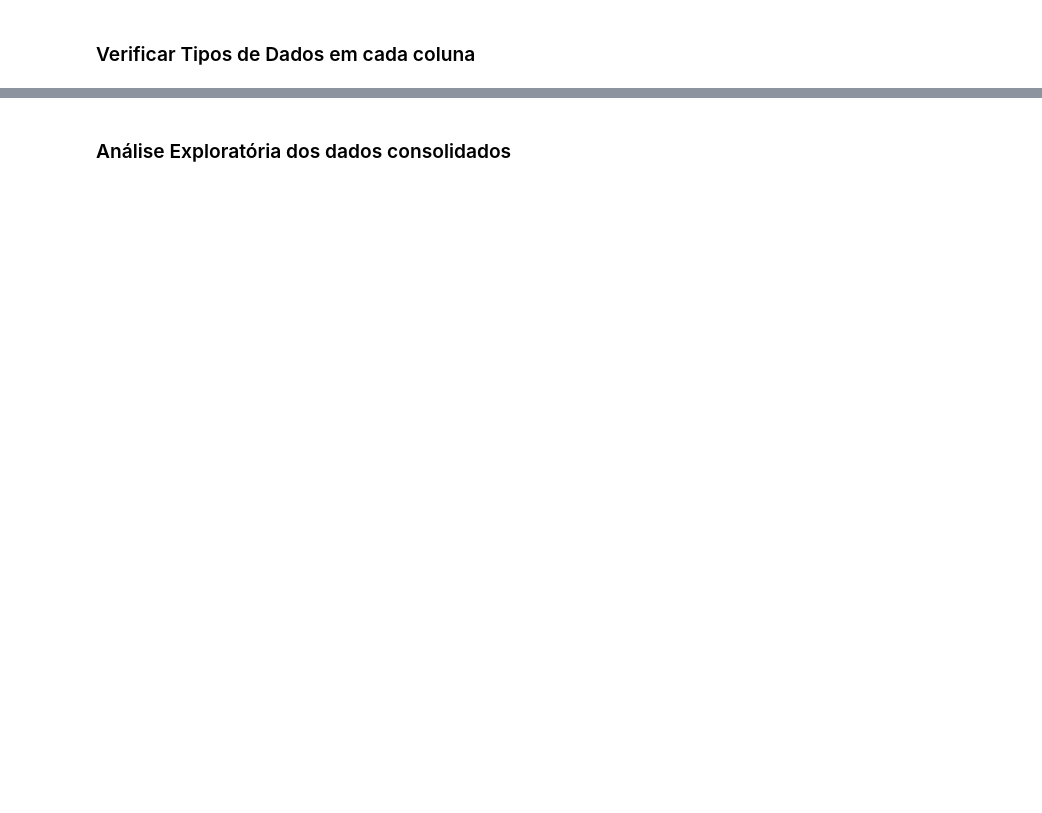
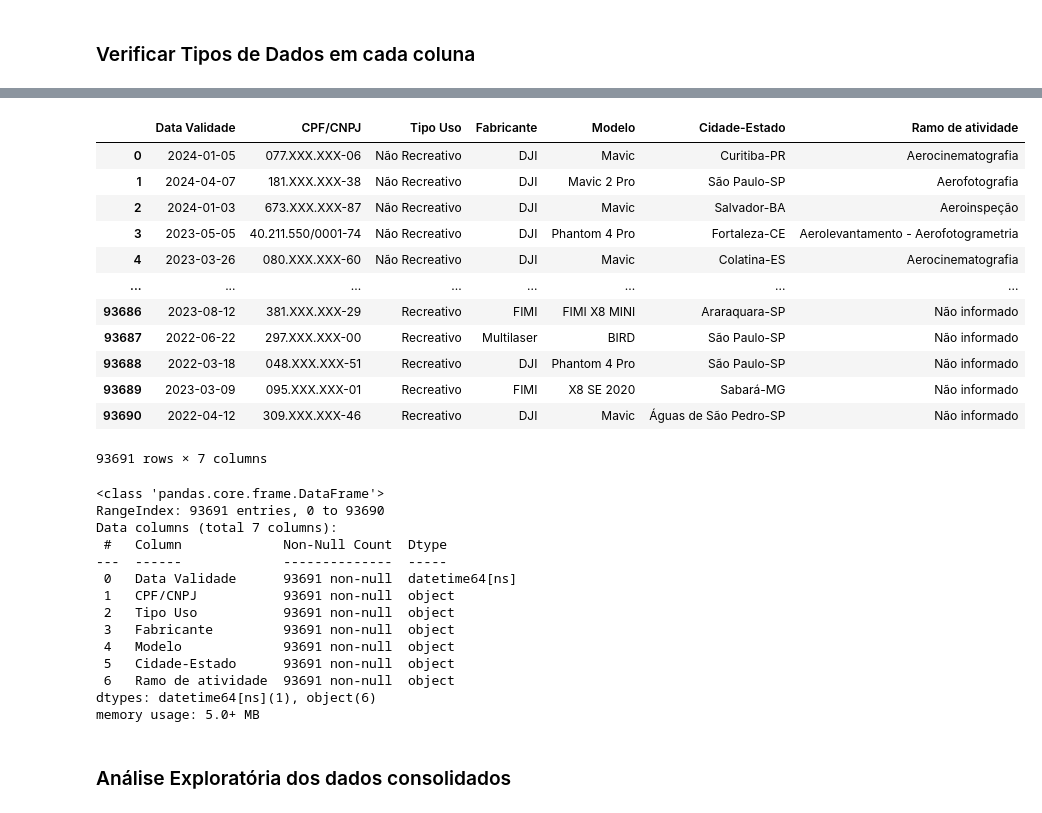
Before and after one commit to FabianoBellam/RPAs_Registration_in_Brazil, a Jupyter notebook: Projeto_01_Drones_Brasil.ipynb, the cells around one changed output, grey strips where cells are left out. Saved outputs shown, nothing was run; the diff lists cells and outputs as text; code cells hidden in the pictures; blank space fills up the shorter version.

```diff
--- a/Projeto_01_Drones_Brasil.ipynb
+++ b/Projeto_01_Drones_Brasil.ipynb
@@ -49,2 +173,35 @@ Criado em: 22 de Março de 2019, 14:37 (UTC-03:00)
+# %%
+#alterar a coluna da 'Data Validade" em uma data renocnhecida pelo Python
+drones_df['Data Validade'] = pd.to_datetime(drones_df['Data Validade'], format='%d/%m/%Y')
+display(drones_df)
+drones_df.info()
+# %% [output]
+|  | Data Validade | CPF/CNPJ | Tipo Uso | Fabricante | Modelo | Cidade-Estado | Ramo de atividade |
+| 0 | 2024-01-05 | 077.XXX.XXX-06 | Não Recreativo | DJI | Mavic | Curitiba-PR | Aerocinematografia |
+| 1 | 2024-04-07 | 181.XXX.XXX-38 | Não Recreativo | DJI | Mavic 2 Pro | São Paulo-SP | Aerofotografia |
+| 2 | 2024-01-03 | 673.XXX.XXX-87 | Não Recreativo | DJI | Mavic | Salvador-BA | Aeroinspeção |
+| 3 | 2023-05-05 | 40.211.550/0001-74 | Não Recreativo | DJI | Phantom 4 Pro | Fortaleza-CE | Aerolevantamento - Aerofotogrametria |
+| 4 | 2023-03-26 | 080.XXX.XXX-60 | Não Recreativo | DJI | Mavic | Colatina-ES | Aerocinematografia |
+| ... | ... | ... | ... | ... | ... | ... | ... |
+| 93686 | 2023-08-12 | 381.XXX.XXX-29 | Recreativo | FIMI | FIMI X8 MINI | Araraquara-SP | Não informado |
+| 93687 | 2022-06-22 | 297.XXX.XXX-00 | Recreativo | Multilaser | BIRD | São Paulo-SP | Não informado |
+| 93688 | 2022-03-18 | 048.XXX.XXX-51 | Recreativo | DJI | Phantom 4 Pro | São Paulo-SP | Não informado |
+| 93689 | 2023-03-09 | 095.XXX.XXX-01 | Recreativo | FIMI | X8 SE 2020 | Sabará-MG | Não informado |
+| 93690 | 2022-04-12 | 309.XXX.XXX-46 | Recreativo | DJI | Mavic | Águas de São Pedro-SP | Não informado |
+93691 rows × 7 columns
+<class 'pandas.core.frame.DataFrame'>
+RangeIndex: 93691 entries, 0 to 93690
+Data columns (total 7 columns):
+ #   Column             Non-Null Count  Dtype
+---  ------             --------------  -----
+ 0   Data Validade      93691 non-null  datetime64[ns]
+ 1   CPF/CNPJ           93691 non-null  object
+ 2   Tipo Uso           93691 non-null  object
+ 3   Fabricante         93691 non-null  object
+ 4   Modelo             93691 non-null  object
+ 5   Cidade-Estado      93691 non-null  object
+ 6   Ramo de atividade  93691 non-null  object
+dtypes: datetime64[ns](1), object(6)
+memory usage: 5.0+ MB
 # %% [markdown]
 ### Análise Exploratória dos dados consolidados
```
Also changed, not shown: parts of 11 cells of this notebook.
